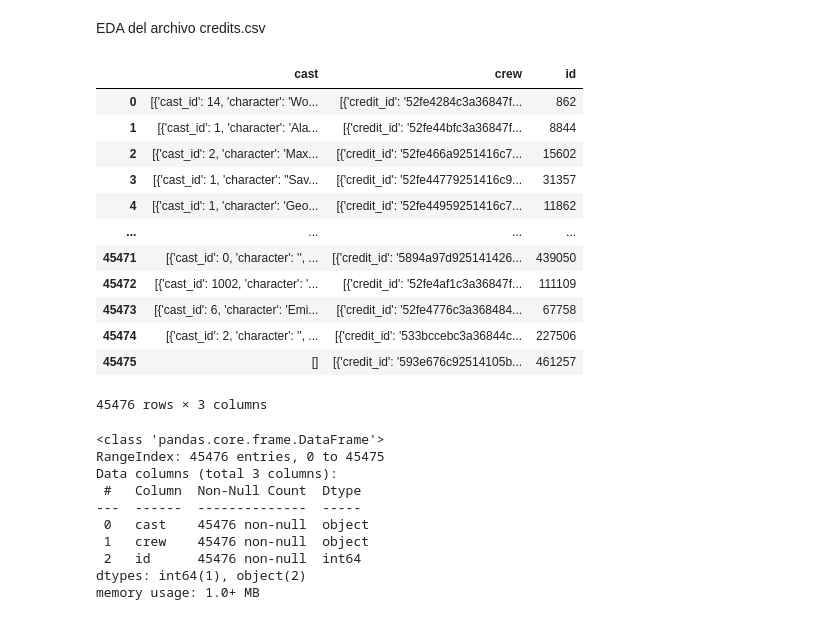
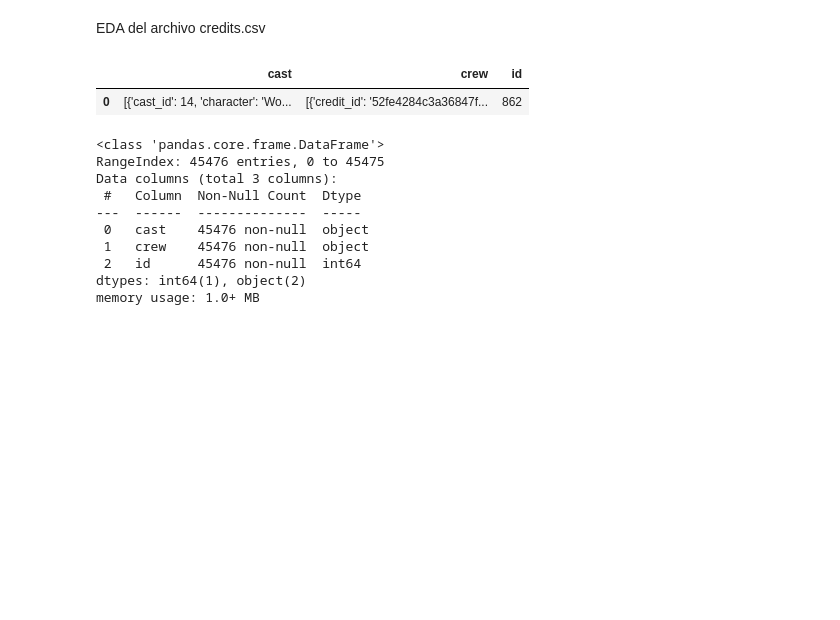
Before and after one commit to fembrioni/henry-pi01-ml-ops, a Jupyter notebook: code/EDA-credits.ipynb, the cells around one changed output. Drawn from its saved outputs; the diff is of its cells as text; code cells hidden in the pictures; blank space fills up the shorter version.

```diff
--- a/code/EDA-credits.ipynb
+++ b/code/EDA-credits.ipynb
@@ -7,21 +7,10 @@ pd.set_option('display.max_colwidth', None)
 pd.set_option('display.max_columns', None)
 # %%
 credits_df = pd.read_csv('../src/credits.csv')
-credits_df
+credits_df.head(1)
 # %% [output]
 |  | cast | crew | id |
 | 0 | [{'cast_id': 14, 'character': 'Wo... | [{'credit_id': '52fe4284c3a36847f... | 862 |
-| 1 | [{'cast_id': 1, 'character': 'Ala... | [{'credit_id': '52fe44bfc3a36847f... | 8844 |
-| 2 | [{'cast_id': 2, 'character': 'Max... | [{'credit_id': '52fe466a9251416c7... | 15602 |
-| 3 | [{'cast_id': 1, 'character': "Sav... | [{'credit_id': '52fe44779251416c9... | 31357 |
-| 4 | [{'cast_id': 1, 'character': 'Geo... | [{'credit_id': '52fe44959251416c7... | 11862 |
-| ... | ... | ... | ... |
-| 45471 | [{'cast_id': 0, 'character': '', ... | [{'credit_id': '5894a97d925141426... | 439050 |
-| 45472 | [{'cast_id': 1002, 'character': '... | [{'credit_id': '52fe4af1c3a36847f... | 111109 |
-| 45473 | [{'cast_id': 6, 'character': 'Emi... | [{'credit_id': '52fe4776c3a368484... | 67758 |
-| 45474 | [{'cast_id': 2, 'character': '', ... | [{'credit_id': '533bccebc3a36844c... | 227506 |
-| 45475 | [] | [{'credit_id': '593e676c92514105b... | 461257 |
-45476 rows × 3 columns
 # %%
 credits_df.info()
 # %% [output]
```
Also changed, not shown: parts of 12 cells of this notebook.
